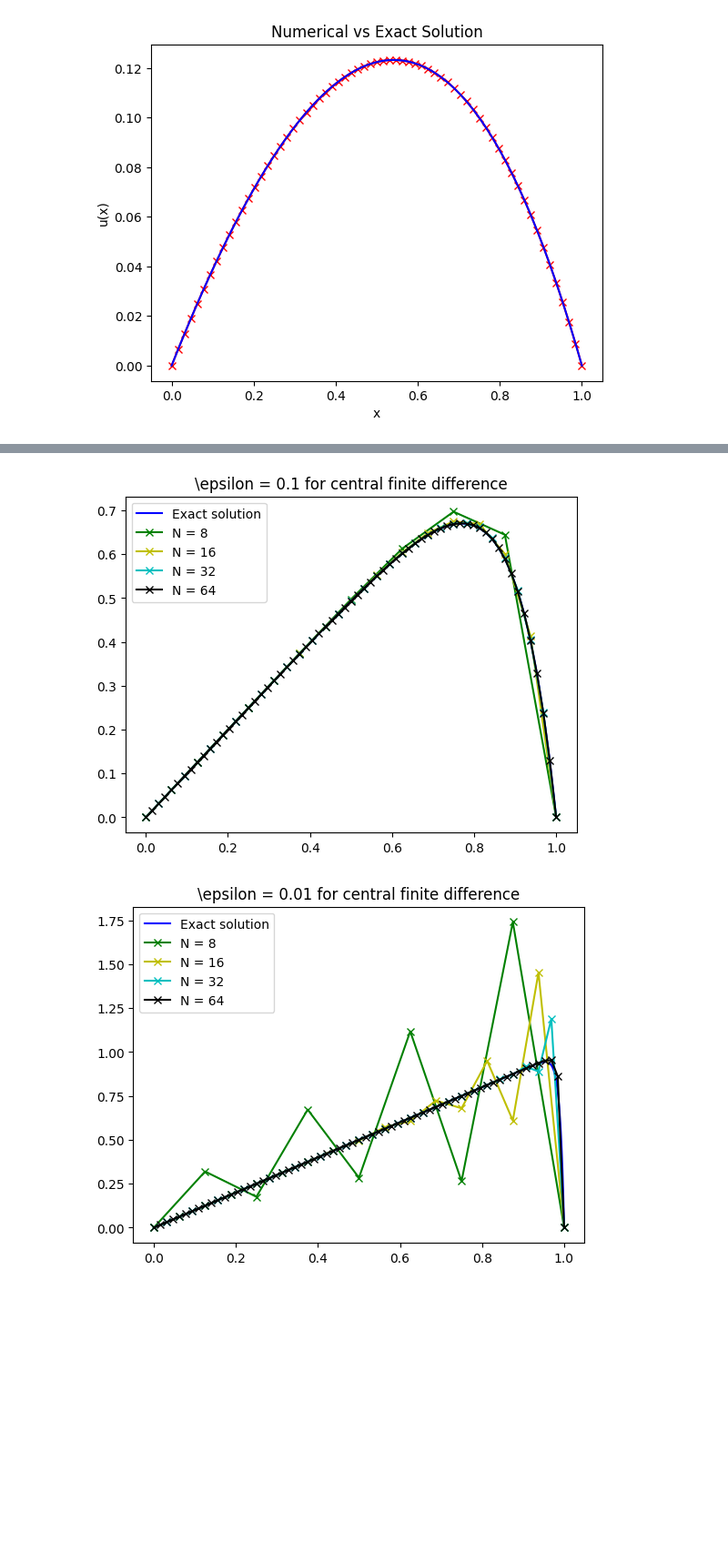
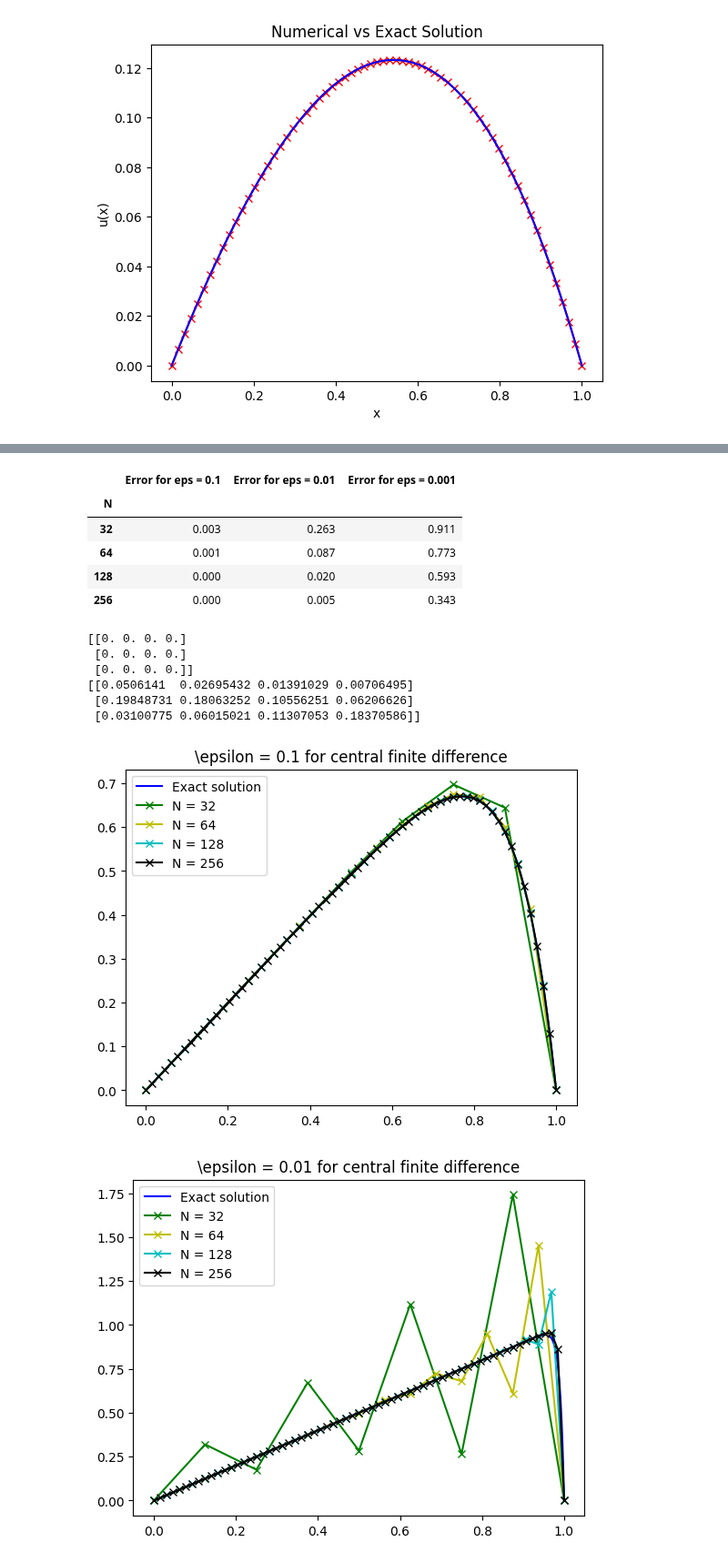
Before and after one commit to todj107/NumPDE, a Jupyter notebook: lab_01_feix.ipynb, the cells around one changed output, grey strips where cells are left out. Shown at 91% size. Cells and saved outputs as stored; diff of their text form; code cells hidden in the pictures; blank space fills up the shorter version.

Commit message:
Table for central difference added

```diff
--- a/lab_01_feix.ipynb
+++ b/lab_01_feix.ipynb
@@ -649,8 +649,9 @@ import numpy as np
 import scipy.linalg as la
 # Basic plotting routines from the matplotlib library
 import matplotlib.pyplot as plt
+import pandas as pd
 
-def work_func_FDM(eps, N, plot_idx, diff):
+def work_func_FDM(eps, N, plot_idx, diff, plot_status):
     x = np.linspace(0, 1, N+1)
 
     # Diffusion matrix initialized
@@ -708,14 +709,20 @@ def work_func_FDM(eps, N, plot_idx, diff):
     #plot-color
     colors = ['g', 'y', 'c', 'k']
     color = colors[plot_idx]
+    if plot_status == 'plot':
+        plt.plot(x, U, marker = 'x', color = color)
+    return E
 
-    plt.plot(x, U, marker = 'x', color = color)
-    return E
+#One error for the plot and one for the table
 E_center = np.zeros((3,4))
+E_center_tab = np.zeros((3,4))
 E_frwd = np.zeros((3,4))
+E_frwd_tab = np.zeros((3,4))
 E_back = np.zeros((3,4))
+E_back_tab = np.zeros((3,4))
+
 eps_arr = [0.1, 0.01, 0.001]
-N_arr = [8, 16, 32, 64]
+N_arr = np.array([8, 16, 32, 64])
 
 #Central finite difference
 for j in range(0,len(eps_arr)):
@@ -728,10 +735,21 @@ for j in range(0,len(eps_arr)):
     plt.plot(x_anal,exactsol_anal,"b")
     #Solve system for different N and plotting each sol in figure corresponding to j:th epsilon
     for i in range(0,len(N_arr)):
-        E_center[j,i] = work_func_FDM(eps, N_arr[i],i,'center')
-    plt.legend(['Exact solution','N = 8', 'N = 16', 'N = 32', 'N = 64'])
+        E_center[j,i] = work_func_FDM(eps, N_arr[i],i,'center','plot')
+        #Multiply N by four to get better values for EOC determination
+        E_center_tab[j,i] = work_func_FDM(eps, 4*N_arr[i],i,'center','')
+    plt.legend(['Exact solution','N = 32', 'N = 64', 'N = 128 ', 'N = 256'])
     plt.title(f"\epsilon = {eps} for central finite difference")
-print(E_center)
+print(E_center_tab)
+# Visualization
+N_arr_tab = 4*N_arr
+data = {"Error for eps = 0.1":E_center_tab[0,:],"Error for eps = 0.01":E_center_tab[1,:], "Error for eps = 0.001":E_center_tab[2,:]}
+
+df = pd.DataFrame(data, index=N_arr_tab)
+df = df[["Error for eps = 0.1", "Error for eps = 0.01", "Error for eps = 0.001"]]
+df = df.round(3)
+df.index.name="N"
+display(df)
 
 #Forward central difference
 for j in range(0,len(eps_arr)):
@@ -745,10 +763,11 @@ for j in range(0,len(eps_arr)):
     plt.plot(x_anal,exactsol_anal,"b")
     #Solve system for different N and plotting each sol in figure corresponding to j:th epsilon
     for i in range(0,len(N_arr)):
-        E_frwd[j,i] = work_func_FDM(eps, N_arr[i],i,'forward')
+        E_frwd[j,i] = work_func_FDM(eps, N_arr[i],i,'forward','plot')
+        E_frwd[j,i] = work_func_FDM(eps, 4*N_arr[i],i,'forward','')
     plt.legend(['Exact solution','N = 8', 'N = 16', 'N = 32', 'N = 64'])
     plt.title(f"\epsilon = {eps} for forward finite difference")
-print(E_frwd)
+print(E_frwd_tab)
 
 #Backward central difference
 for j in range(0,len(eps_arr)):
@@ -761,8 +780,9 @@ for j in range(0,len(eps_arr)):
     plt.plot(x_anal,exactsol_anal,"b")
     #Solve system for different N and plotting each sol in figure corresponding to j:th epsilon
     for i in range(0,len(N_arr)):
-        E_back[j,i] = work_func_FDM(eps, N_arr[i],i,'backward')
+        E_back[j,i] = work_func_FDM(eps, N_arr[i],i,'backward', 'plot')
+        E_back_tab[j,i] = work_func_FDM(eps, 4*N_arr[i],i,'backward','')
     plt.legend(['Exact solution','N = 8', 'N = 16', 'N = 32', 'N = 64'])
     plt.title(f"\epsilon = {eps} for backward finite difference")
-print(E_back)
+print(E_back_tab)
 # %% [output]
@@ -778,2 +792,14 @@ print(E_back)
+|  | Error for eps = 0.1 | Error for eps = 0.01 | Error for eps = 0.001 |
+| N |  |  |  |
+| 32 | 0.003 | 0.263 | 0.911 |
+| 64 | 0.001 | 0.087 | 0.773 |
+| 128 | 0.000 | 0.020 | 0.593 |
+| 256 | 0.000 | 0.005 | 0.343 |
+[[0. 0. 0. 0.]
+ [0. 0. 0. 0.]
+ [0. 0. 0. 0.]]
+[[0.0506141  0.02695432 0.01391029 0.00706495]
+ [0.19848731 0.18063252 0.10556251 0.06206626]
+ [0.03100775 0.06015021 0.11307053 0.18370586]]
-[figure, old version]
+[figure, new version]
-[figure, old version]
+[figure, new version]
```
Also changed, not shown: parts of 1 cell of this notebook.
